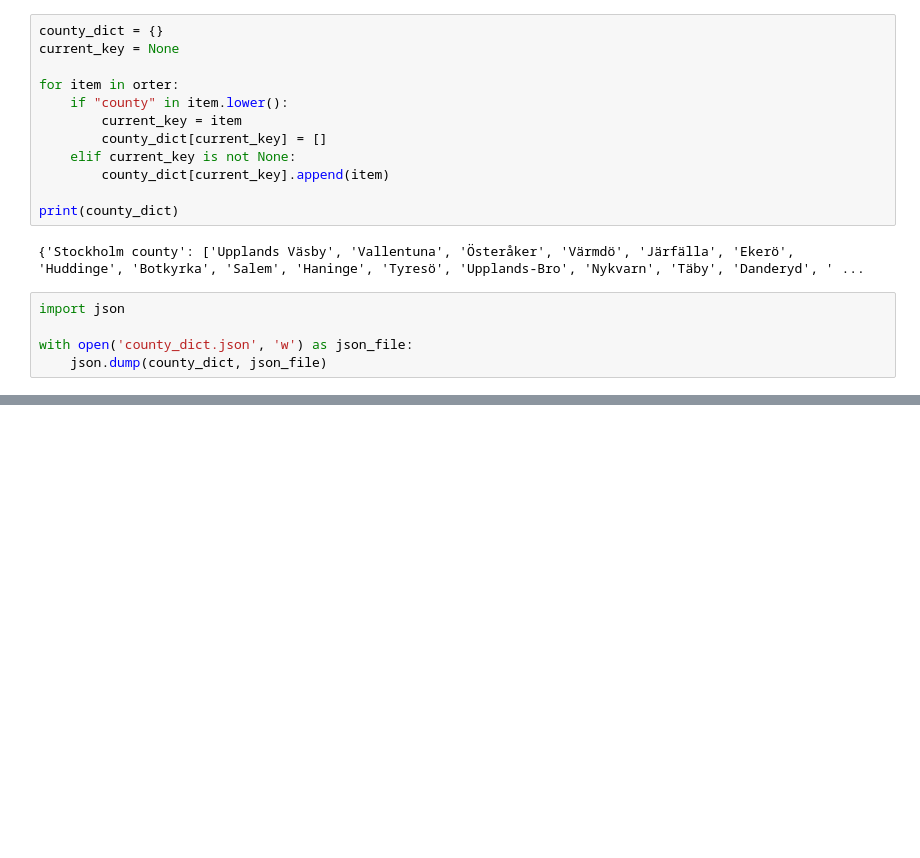
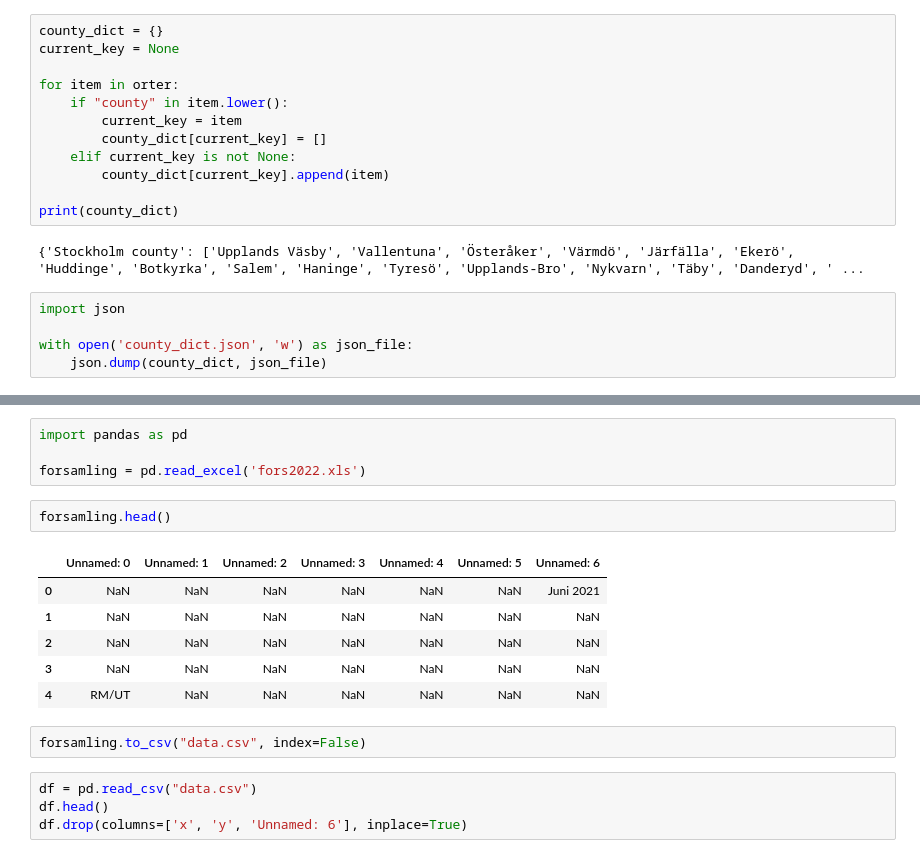
Before and after one commit to neddul/generate-network-project, a Jupyter notebook: generatedatasynthetic_data.ipynb, the cells around one changed output, grey strips where cells are left out. Saved outputs shown, nothing was run; the diff lists cells and outputs as text; blank space fills up the shorter version.

Commit message:
Forsamling data done

```diff
--- a/generatedatasynthetic_data.ipynb
+++ b/generatedatasynthetic_data.ipynb
@@ -78,0 +195,19 @@ scb.info()
+# %%
+import pandas as pd
+
+forsamling = pd.read_excel('fors2022.xls')
+# %%
+forsamling.head()
+# %% [output]
+|  | Unnamed: 0 | Unnamed: 1 | Unnamed: 2 | Unnamed: 3 | Unnamed: 4 | Unnamed: 5 | Unnamed: 6 |
+| 0 | NaN | NaN | NaN | NaN | NaN | NaN | Juni 2021 |
+| 1 | NaN | NaN | NaN | NaN | NaN | NaN | NaN |
+| 2 | NaN | NaN | NaN | NaN | NaN | NaN | NaN |
+| 3 | NaN | NaN | NaN | NaN | NaN | NaN | NaN |
+| 4 | RM/UT | NaN | NaN | NaN | NaN | NaN | NaN |
+# %%
+forsamling.to_csv("data.csv", index=False)
+# %%
+df = pd.read_csv("data.csv")
+df.head()
+df.drop(columns=['x', 'y', 'Unnamed: 6'], inplace=True)
```
Also changed, not shown: parts of 10 cells of this notebook, 1 other file.
